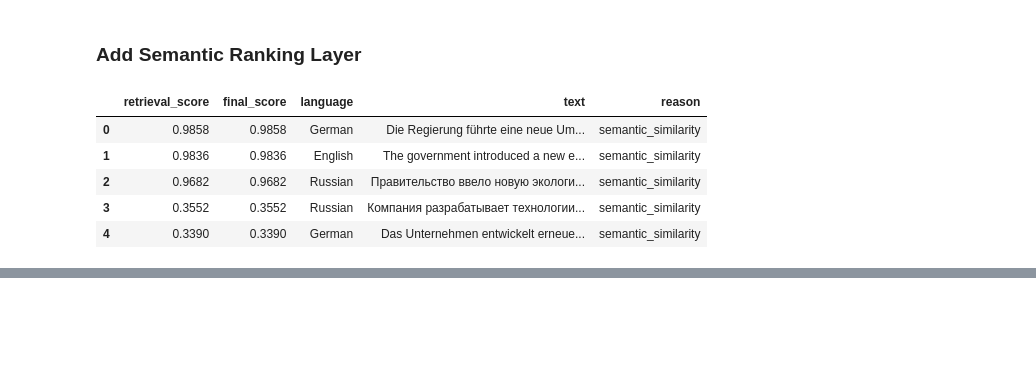
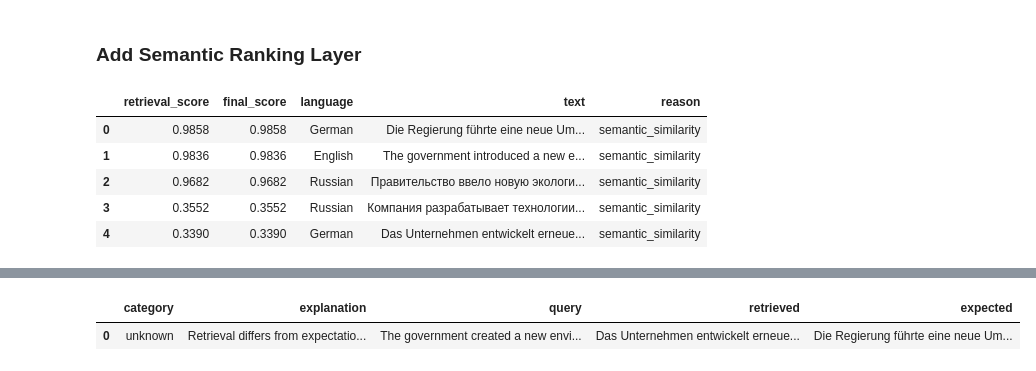
Before and after one commit to Damien-88/CS_Language_Portfolio, a Jupyter notebook: projects/Cross_Lingual_Search/demos/semantic_search_demo.ipynb, the cells around one changed output, grey strips where cells are left out. Cells and saved outputs as stored; diff of their text form; code cells hidden in the pictures; blank space fills up the shorter version.

```diff
--- a/projects/Cross_Lingual_Search/demos/semantic_search_demo.ipynb
+++ b/projects/Cross_Lingual_Search/demos/semantic_search_demo.ipynb
@@ -332,0 +360,42 @@ pd.DataFrame(ranking_output)
+# %%
+from analysis.linguistic_analysis import LinguisticAnalyzer
+
+# Analyze the top retrieved result against the expected text for linguistic errors.
+analyzer = LinguisticAnalyzer()
+
+# Example:
+# Query expects the German environmental policy document
+query = "The government created a new environmental policy."
+expected_text = (
+    "Die Regierung führte eine neue Umweltpolitik ein."
+)
+
+# Use top retrieved result for analysis
+top_result = results[0]
+
+# Analyze the top retrieved result against the expected text for linguistic errors.
+errors = analyzer.analyze(
+    query = query,
+    retrieved_result = top_result,
+    expected_text = expected_text
+)
+
+analysis_output = [] # Initialize list to hold analysis results
+
+# Iterate through errors and extract relevant information for each error
+for error in errors:
+    analysis_output.append(
+        {
+            "category": error.category.value,
+            "explanation": error.explanation,
+            "query": error.query,
+            "retrieved": error.retrieved_text,
+            "expected": error.expected_text
+        }
+    )
+
+# Create DataFrame to hold analysis results for easier visualization and manipulation
+pd.DataFrame(analysis_output)
+# %% [output]
+|  | category | explanation | query | retrieved | expected |
+| 0 | unknown | Retrieval differs from expectatio... | The government created a new envi... | Das Unternehmen entwickelt erneue... | Die Regierung führte eine neue Um... |
```
Also changed, not shown: parts of 8 cells of this notebook, 5 other files.
